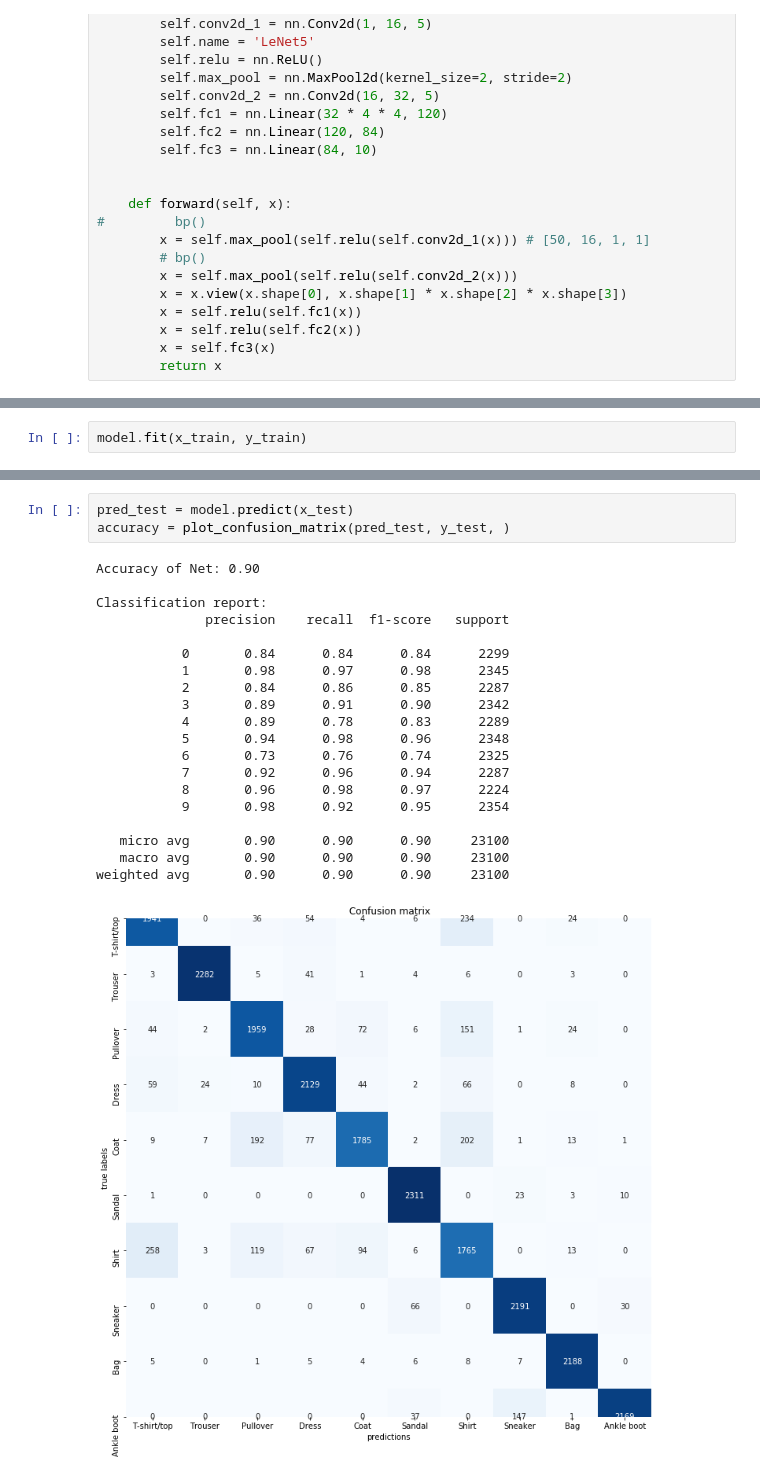
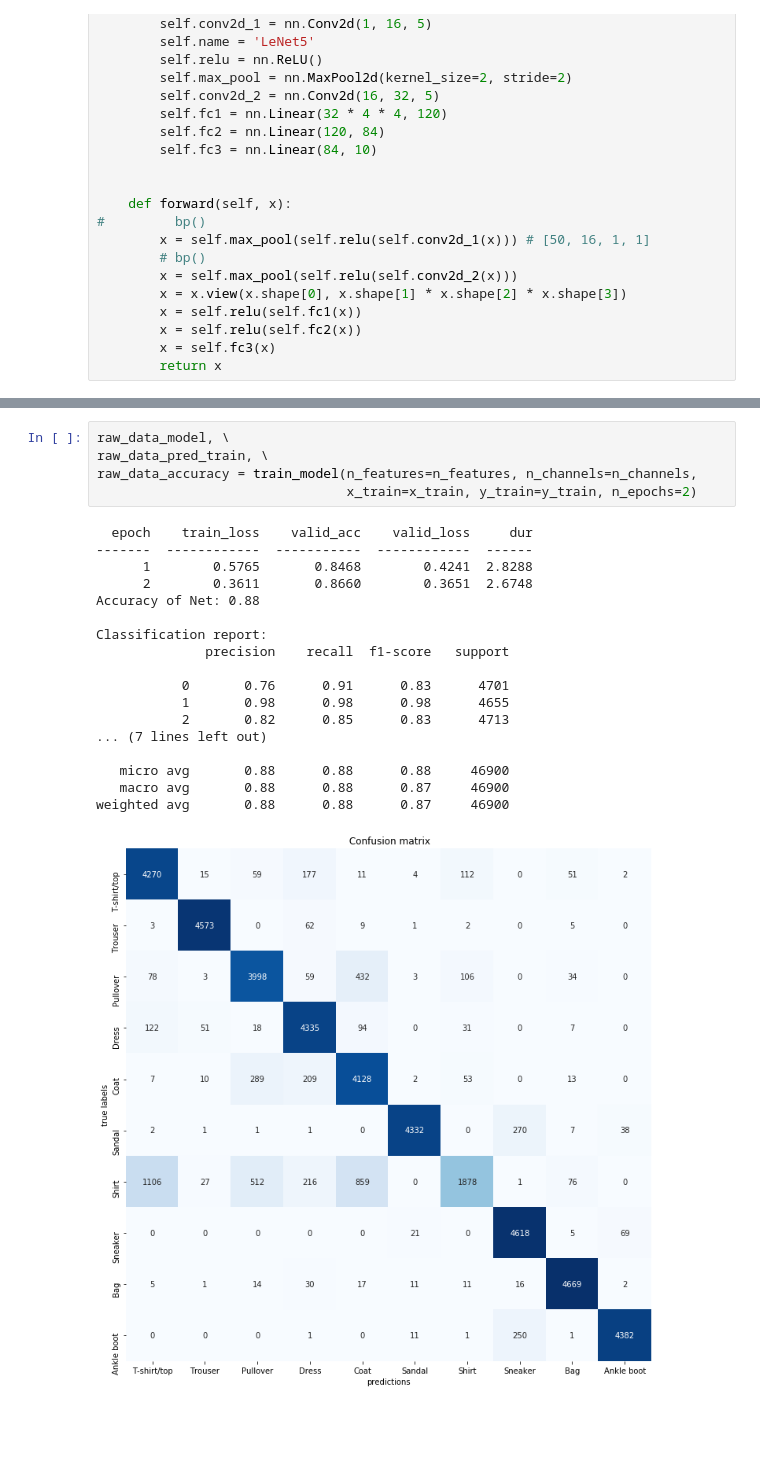
Before and after one commit to lmedeiro/covariance_estimators_in_machine_learning, a Jupyter notebook: Basic_PCA_CNN_Model.ipynb, the cells around one changed output, grey strips where cells are left out. Cells and saved outputs as stored; diff of their text form; blank space fills up the shorter version.

```diff
--- a/Basic_PCA_CNN_Model.ipynb
+++ b/Basic_PCA_CNN_Model.ipynb
@@ -197,2 +287,0 @@ model = NeuralNetClassifier(module=LeNet5,
-# %%
-model.fit(x_train, y_train)
@@ -265,24 +288,24 @@ def plot_confusion_matrix(y_pred, y, prefix_information='',
-# %%
-pred_test = model.predict(x_test)
-accuracy = plot_confusion_matrix(pred_test, y_test, )
-# %% [output]
-Accuracy of Net: 0.90
-
-Classification report:
-              precision    recall  f1-score   support
-
-           0       0.84      0.84      0.84      2299
-           1       0.98      0.97      0.98      2345
-           2       0.84      0.86      0.85      2287
-           3       0.89      0.91      0.90      2342
-           4       0.89      0.78      0.83      2289
-           5       0.94      0.98      0.96      2348
-           6       0.73      0.76      0.74      2325
-           7       0.92      0.96      0.94      2287
-           8       0.96      0.98      0.97      2224
-           9       0.98      0.92      0.95      2354
-
-   micro avg       0.90      0.90      0.90     23100
-   macro avg       0.90      0.90      0.90     23100
-weighted avg       0.90      0.90      0.90     23100
-[figure, removed]
+# %%
+raw_data_model, \
+raw_data_pred_train, \
+raw_data_accuracy = train_model(n_features=n_features, n_channels=n_channels,
+                                x_train=x_train, y_train=y_train, n_epochs=2)
+# %% [output]
+  epoch    train_loss    valid_acc    valid_loss     dur
+-------  ------------  -----------  ------------  ------
+      1        0.5765       0.8468        0.4241  2.8288
+      2        0.3611       0.8660        0.3651  2.6748
+Accuracy of Net: 0.88
+
+Classification report:
+              precision    recall  f1-score   support
+
+           0       0.76      0.91      0.83      4701
+           1       0.98      0.98      0.98      4655
+           2       0.82      0.85      0.83      4713
+... (7 lines left out)
+
+   micro avg       0.88      0.88      0.88     46900
+   macro avg       0.88      0.88      0.87     46900
+weighted avg       0.88      0.88      0.87     46900
+[figure, added]
```
Also changed, not shown: parts of 10 cells of this notebook, 4 other files.
